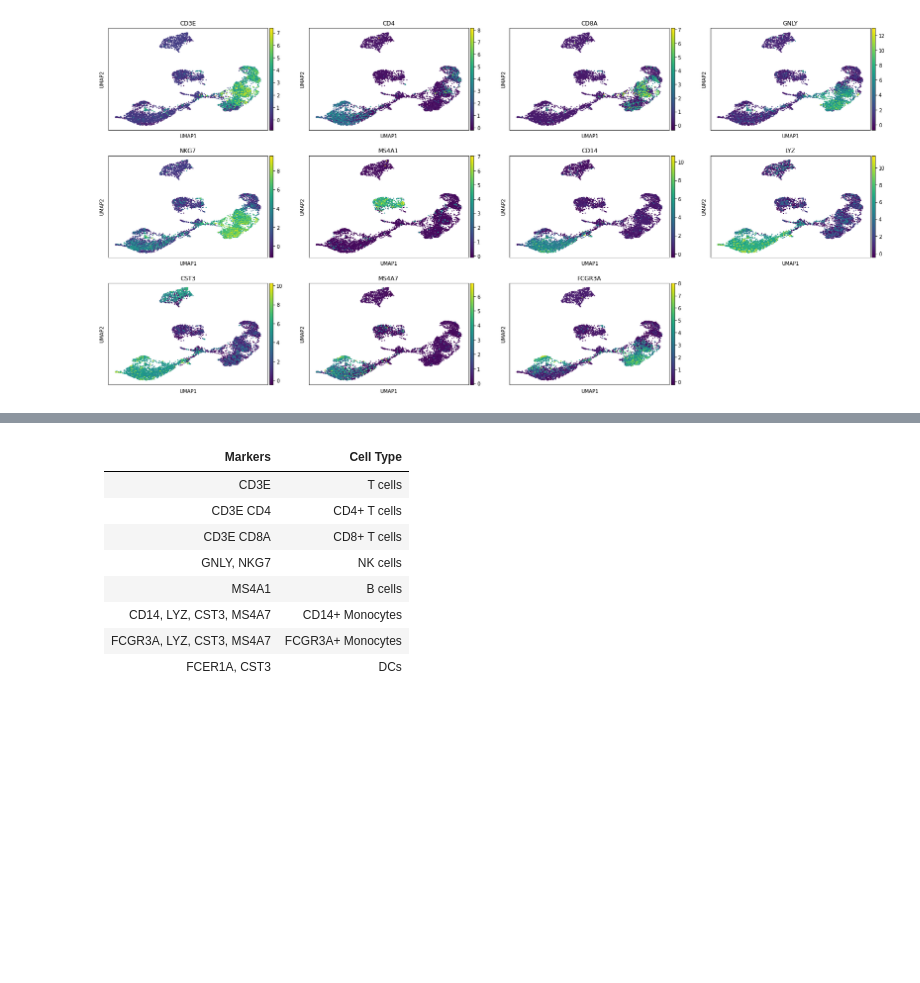
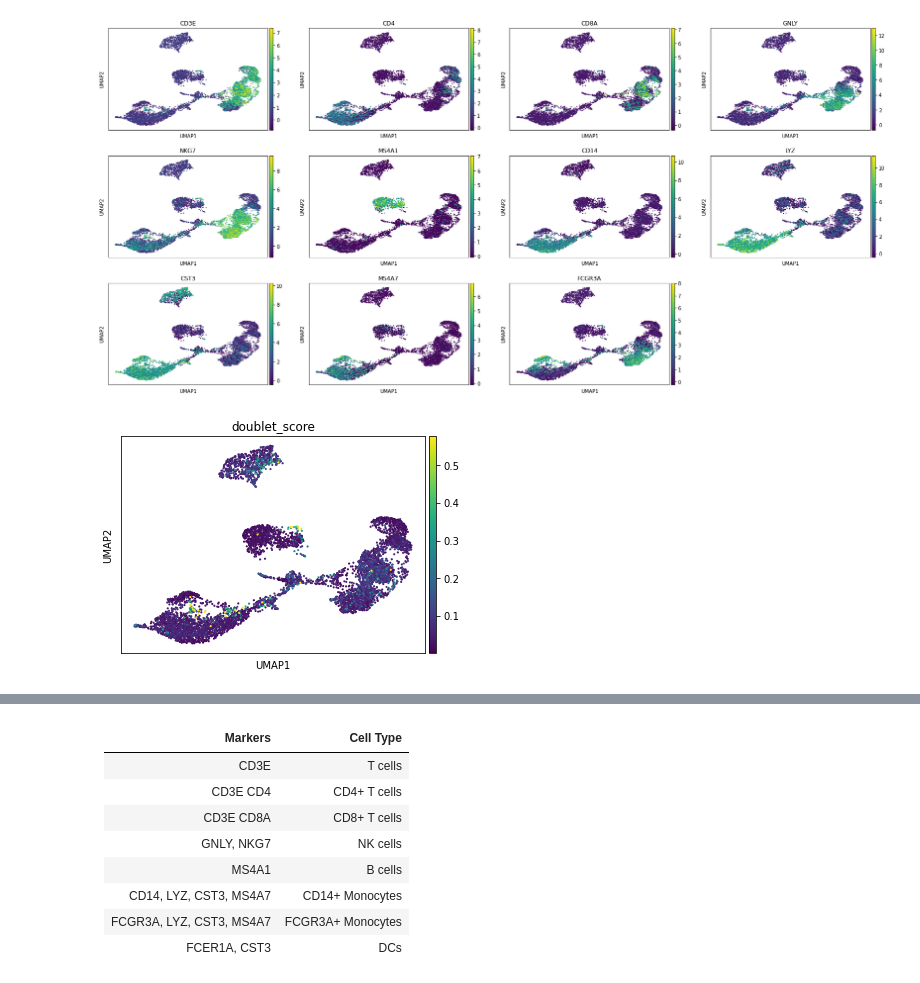
Before and after one commit to ipanj/DDD_disk, a Jupyter notebook: notebooks/covid_sc_analysis_chris.ipynb, the cells around one changed output, grey strips where cells are left out. Cells and saved outputs as stored; diff of their text form; code cells hidden in the pictures; blank space fills up the shorter version.

```diff
--- a/notebooks/covid_sc_analysis_chris.ipynb
+++ b/notebooks/covid_sc_analysis_chris.ipynb
@@ -640,3 +640,8 @@ sc.pl.umap(adata_flt_all_man,
                  "CD14","LYZ","CST3","MS4A7","FCGR3A"])
 # %% [output]
 [figure]
+# %%
+sc.pl.umap(adata_flt_all_man,
+          color=["doublet_score"])
+# %% [output]
+[figure, added]
```
Also changed, not shown: parts of 7 cells of this notebook, 2 other files.
